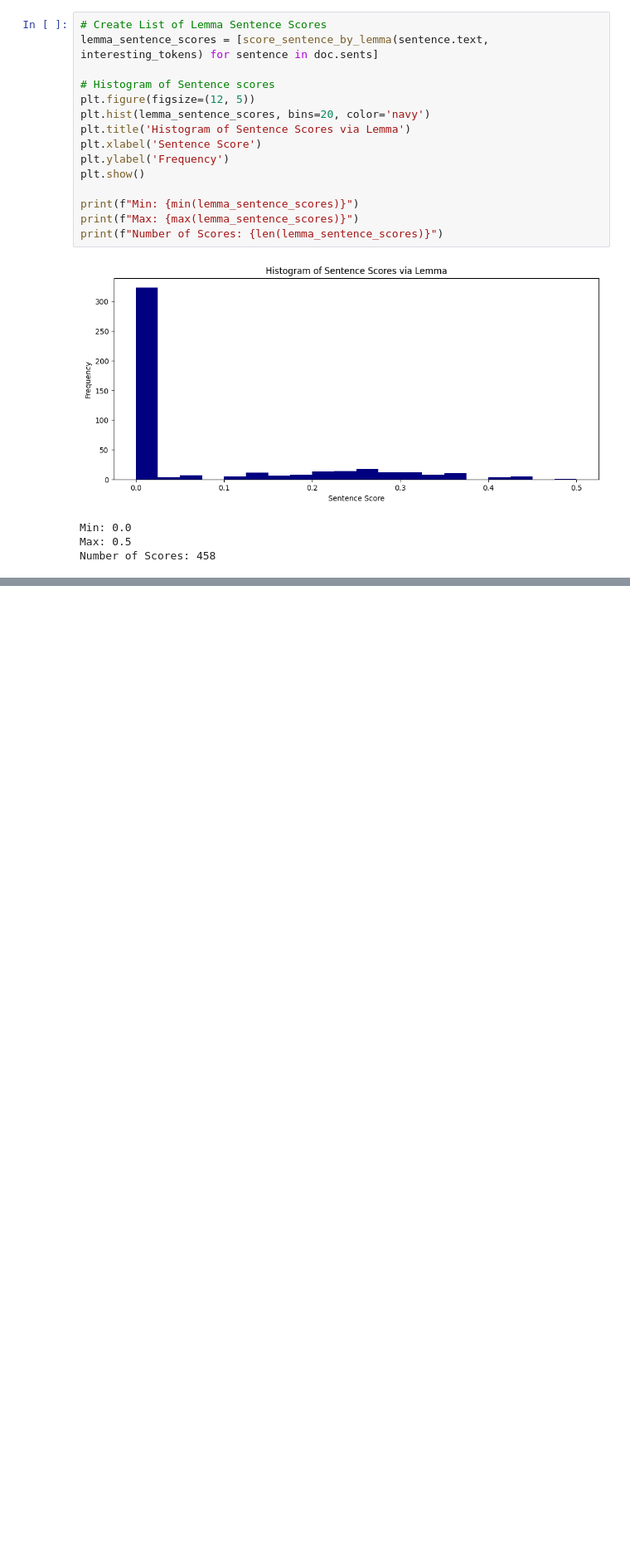
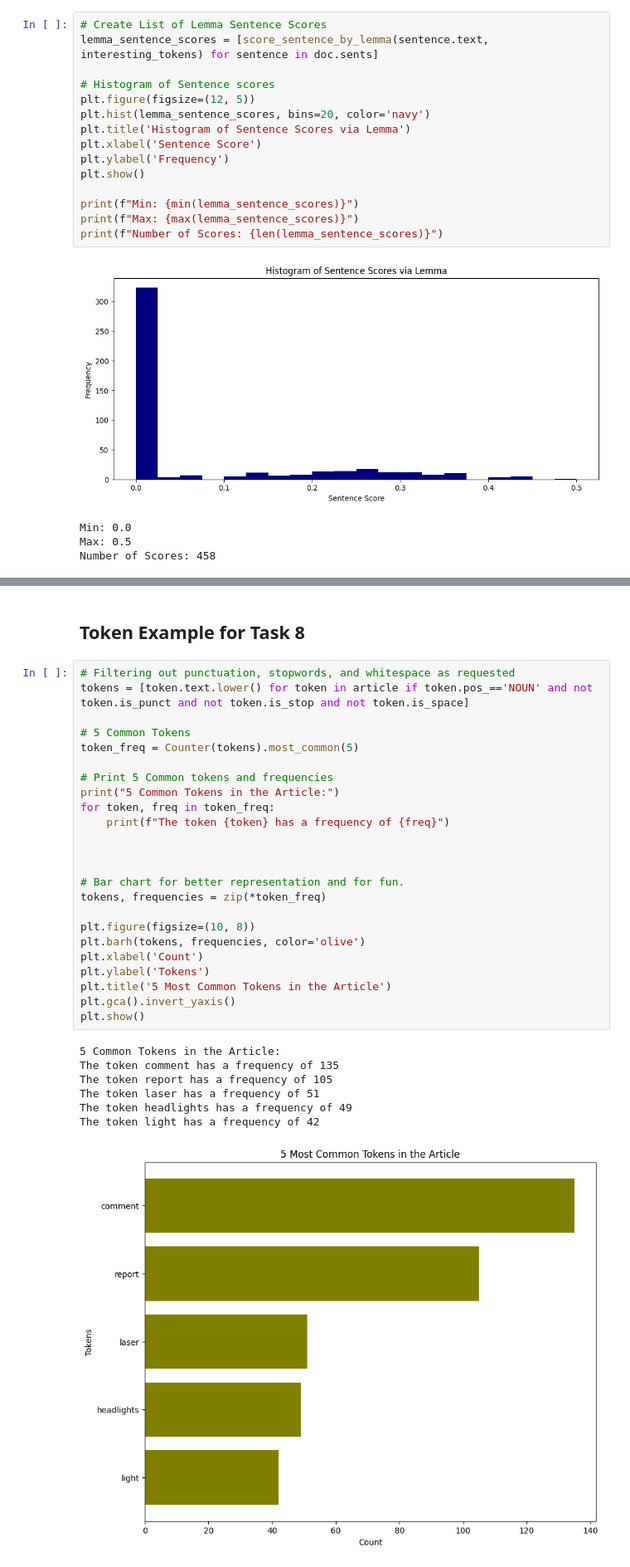
Before and after one commit to K-Bromley/module_06_web_scraping, a Jupyter notebook: web-scraping.ipynb, the cells around one changed output, grey strips where cells are left out. Shown at 83% size. Drawn from its saved outputs; the diff is of its cells as text; blank space fills up the shorter version.

Commit message:
Finishing eighth task and convert to html

```diff
--- a/web-scraping.ipynb
+++ b/web-scraping.ipynb
@@ -252,0 +255,34 @@ Number of Scores: 458
+# %% [markdown]
+## Token Example for Task 8
+# %%
+# Filtering out punctuation, stopwords, and whitespace as requested
+tokens = [token.text.lower() for token in article if token.pos_=='NOUN' and not token.is_punct and not token.is_stop and not token.is_space]
+
+# 5 Common Tokens
+token_freq = Counter(tokens).most_common(5)
+
+# Print 5 Common tokens and frequencies
+print("5 Common Tokens in the Article:")
+for token, freq in token_freq:
+    print(f"The token {token} has a frequency of {freq}")
+
+
+
+# Bar chart for better representation and for fun.
+tokens, frequencies = zip(*token_freq)
+
+plt.figure(figsize=(10, 8))
+plt.barh(tokens, frequencies, color='olive')
+plt.xlabel('Count')
+plt.ylabel('Tokens')
+plt.title('5 Most Common Tokens in the Article')
+plt.gca().invert_yaxis()
+plt.show()
+# %% [output]
+5 Common Tokens in the Article:
+The token comment has a frequency of 135
+The token report has a frequency of 105
+The token laser has a frequency of 51
+The token headlights has a frequency of 49
+The token light has a frequency of 42
+[figure, added]
```
Also changed, not shown: parts of 3 cells of this notebook, 2 other files.
